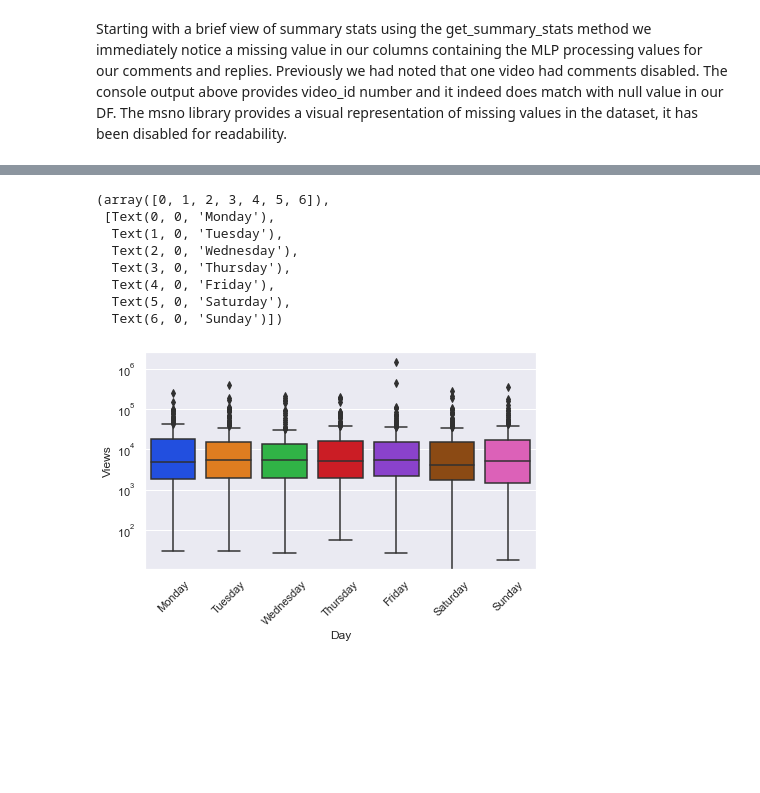
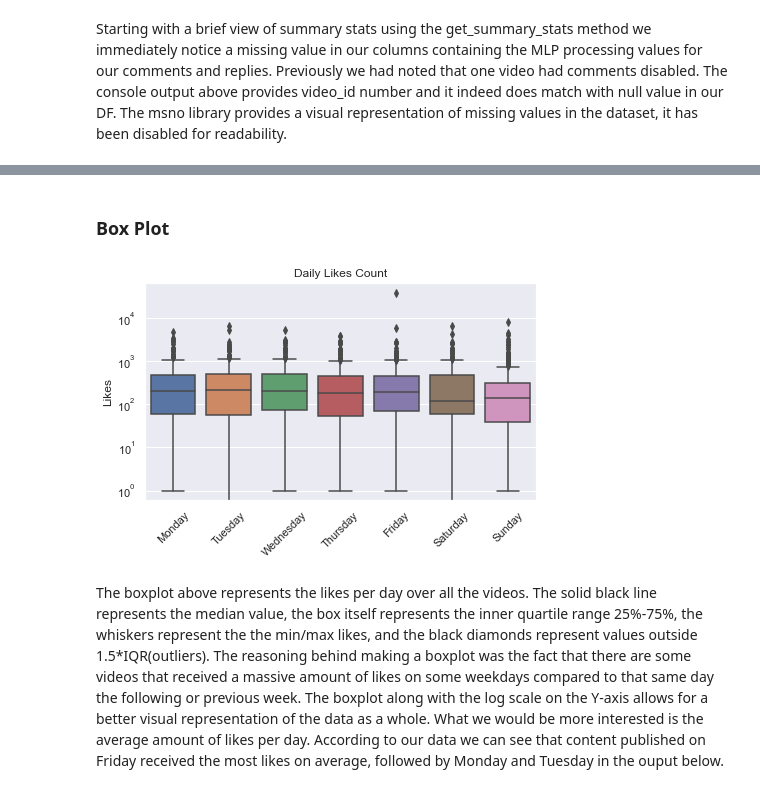
Before and after one commit to jab9k2/Youtube-API, a Jupyter notebook: main.ipynb, the cells around one changed output, grey strips where cells are left out. Saved outputs shown, nothing was run; the diff lists cells and outputs as text; code cells hidden in the pictures; blank space fills up the shorter version.

```diff
--- a/main.ipynb
+++ b/main.ipynb
@@ -223,7 +236,7 @@ def fetch_all_comments(video_ids):
             if counter < len(video_ids):
                 x = get_comments(i)
                 counter += 1
-                if counter%50 == 0:
+                #if counter%50 == 0:
                     #print(counter)
                 all_comments[i] = x[i]
 
@@ -351,5 +348,5 @@ def get_video_details(video_ids):
 
     return all_video_stats
 # %%
-video_details = get_video_details(youtube, video_ids)
+video_details = get_video_details(video_ids)
 # %% [markdown]
@@ -481,0 +497,15 @@ top10_last10(df_main)
+# %%
+def find_string(col_val):
+
+    """
+    Function find_string finds string matches in a series based on a list of strings to search for.
+
+    Args:
+        col_val (Pandas Series): Applies the function to the specified column/series
+    """
+
+    for i in query_string:
+        if i.lower() in col_val.lower():
+            return i
+    else:
+        return np.nan
@@ -481,0 +514,13 @@ top10_last10(df_main)
+# %%
+query_string = ['Mining', 'Crypto', 'Coin']
+df_main['TitleKeyW'] = df_main['Title'].apply(find_string)
+
+display(df_main['TitleKeyW'].value_counts())
+hue_order = ['Positive', 'Neutral', 'Negative']
+palette = {'Positive':'royalblue', 'Neutral':'mediumseagreen', 'Negative':'red'}
+
+plt.rcParams["figure.figsize"] = [7.50, 4.5]
+sns.swarmplot(x = 'TitleKeyW', y = 'Likes', data = df_main, hue = 'Sentiment', hue_order = hue_order, palette = palette).set(title='Keyword Swarmplot')
+plt.xlabel(None)
+plt.yticks(np.arange(0, 9000, step=1000));
+plt.legend(loc='upper center')
@@ -501,15 +540,14 @@ days = ['Monday','Tuesday','Wednesday','Thursday','Friday','Saturday','Sunday']
+# %% [markdown]
+### Box Plot <a class="anchor" id="Box_Plot"></a>
 # %%
+days = ['Monday','Tuesday','Wednesday','Thursday','Friday','Saturday','Sunday']
+days_type = CategoricalDtype(categories=days, ordered=True)
+
 plt.figure(figsize = (7,4))
-ax = sns.boxplot(x ='Day', y ='Views', data = df_main, order = days)
+ax = sns.boxplot(x ='Day', y ='Likes', data = df_main, order = days)
 ax.set_yscale('log')
-plt.xticks(rotation=45)
+plt.title('Daily Likes Count')
+plt.xlabel(None)
+plt.xticks(rotation=45);
 # %% [output]
-(array([0, 1, 2, 3, 4, 5, 6]),
- [Text(0, 0, 'Monday'),
-  Text(1, 0, 'Tuesday'),
-  Text(2, 0, 'Wednesday'),
-  Text(3, 0, 'Thursday'),
-  Text(4, 0, 'Friday'),
-  Text(5, 0, 'Saturday'),
-  Text(6, 0, 'Sunday')])
-[figure, old version]
+[figure, new version]
@@ -518,0 +554,2 @@ months = ['Jan','Feb','Mar','Apr','May','Jun',
+# %% [markdown]
+The boxplot above represents the likes per day over all the videos. The solid black line represents the median value, the box itself represents the inner quartile range 25%-75%, the whiskers represent the the min/max likes, and the black diamonds represent values outside 1.5*IQR(outliers). The reasoning behind making a boxplot was the fact that there are some videos that received a massive amount of likes on some weekdays compared to that same day the following or previous week. The boxplot along with the log scale on the Y-axis allows for a better visual representation of the data as a whole. What we would be more interested is the average amount of likes per day. According to our data we can see that content published on Friday received the most likes on average, followed by Monday and Tuesday in the ouput below.
```
Also changed, not shown: parts of 57 cells of this notebook, 1 other file.
